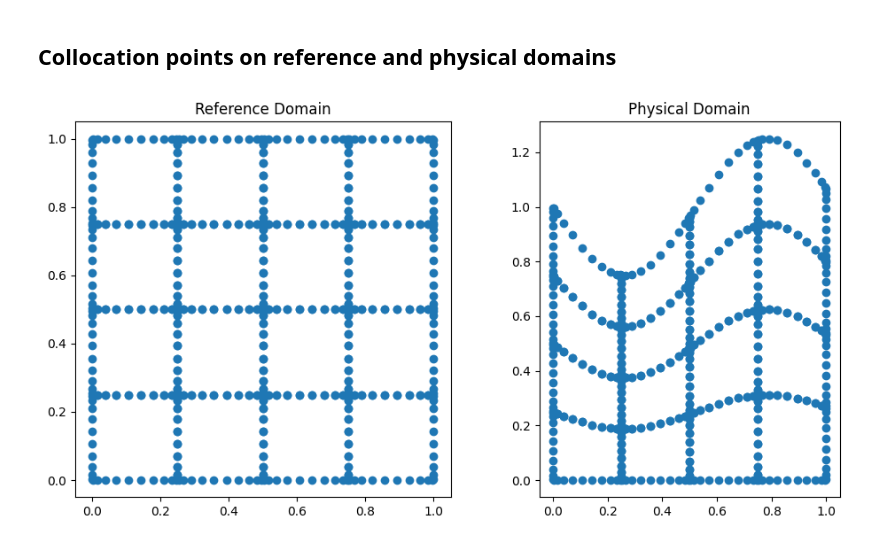
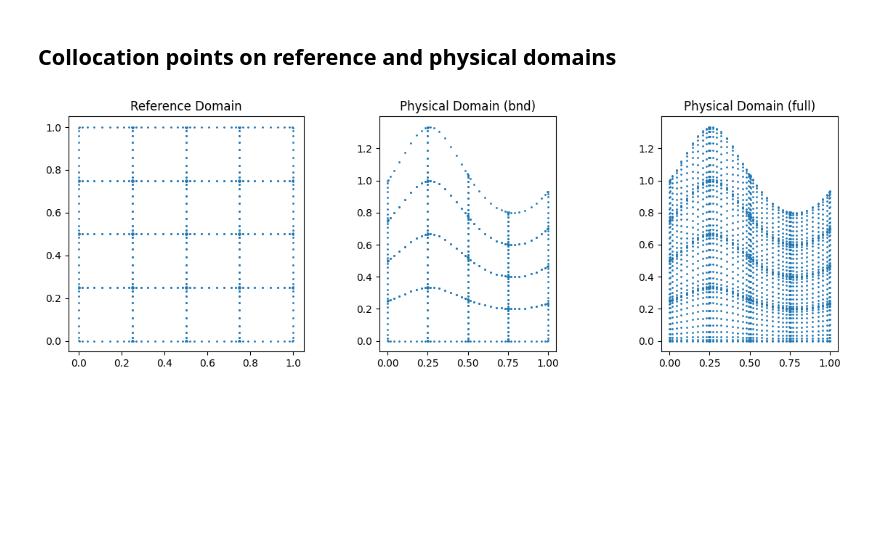
Before and after one commit to annayesy/spectralmultidomain, a Jupyter notebook: demo_curved_domain.ipynb, the cells around one changed output. Drawn from its saved outputs; the diff is of its cells as text; code cells hidden in the pictures; blank space fills up the shorter version.

```diff
--- a/demo_curved_domain.ipynb
+++ b/demo_curved_domain.ipynb
@@ -118,24 +118,30 @@ relerror in 2D curved domain 3.72e-10
 ## Collocation points on reference and physical domains
 # %%
 points_reference = solver.XX
-points_physical  = np.vstack((y1(solver.XX),y2(solver.XX))).T
+points_bnd       = solver.geom.parameter_map(solver.XX)
+points_full      = solver.geom.parameter_map(solver._XXfull)
 
 # Create side-by-side scatter plots with equal aspect ratios
-fig, axes = plt.subplots(1, 2, figsize=(10, 5))
+fig, axes = plt.subplots(1, 3, figsize=(12, 4))
 
 # Plot: Reference Domain
-axes[0].scatter(points_reference[:, 0], points_reference[:, 1])
+axes[0].scatter(points_reference[:, 0], points_reference[:, 1],s=1)
 axes[0].set_title("Reference Domain")
 axes[0].set_aspect('equal')
 
 # Plot: Physical Domain
-axes[1].scatter(points_physical[:, 0], points_physical[:, 1])
-axes[1].set_title("Physical Domain")
+axes[1].scatter(points_bnd[:, 0], points_bnd[:, 1],s=1)
+axes[1].set_title("Physical Domain (bnd)")
 axes[1].set_aspect('equal')
+
+# Plot: Physical Domain
+axes[2].scatter(points_full[:, 0], points_full[:, 1],s=1)
+axes[2].set_title("Physical Domain (full)")
+axes[2].set_aspect('equal')
 
 # Layout
 plt.tight_layout()
 plt.show()
 # %% [output]
-[figure, old version]
+[figure, new version]
 # %%
```
Also changed, not shown: parts of 1 cell of this notebook, 3 other files.
